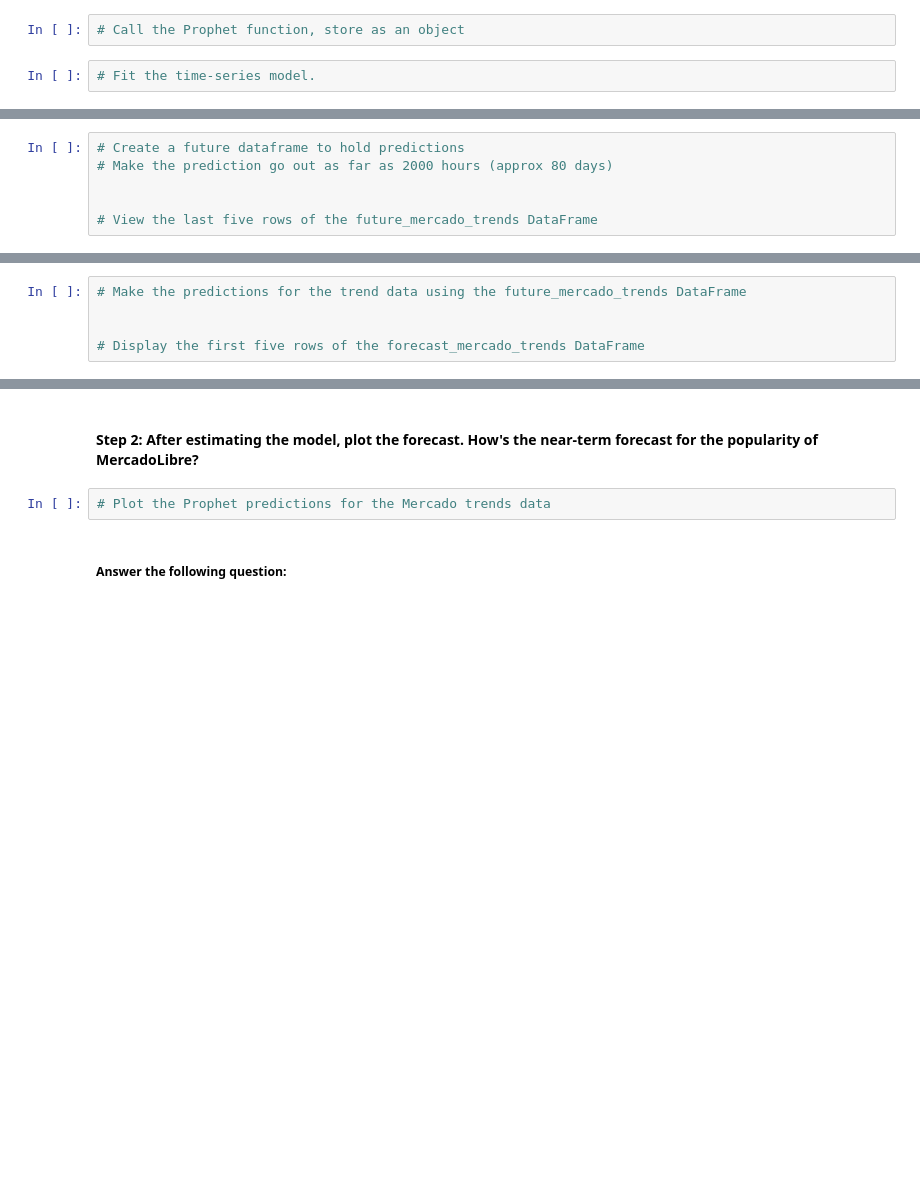
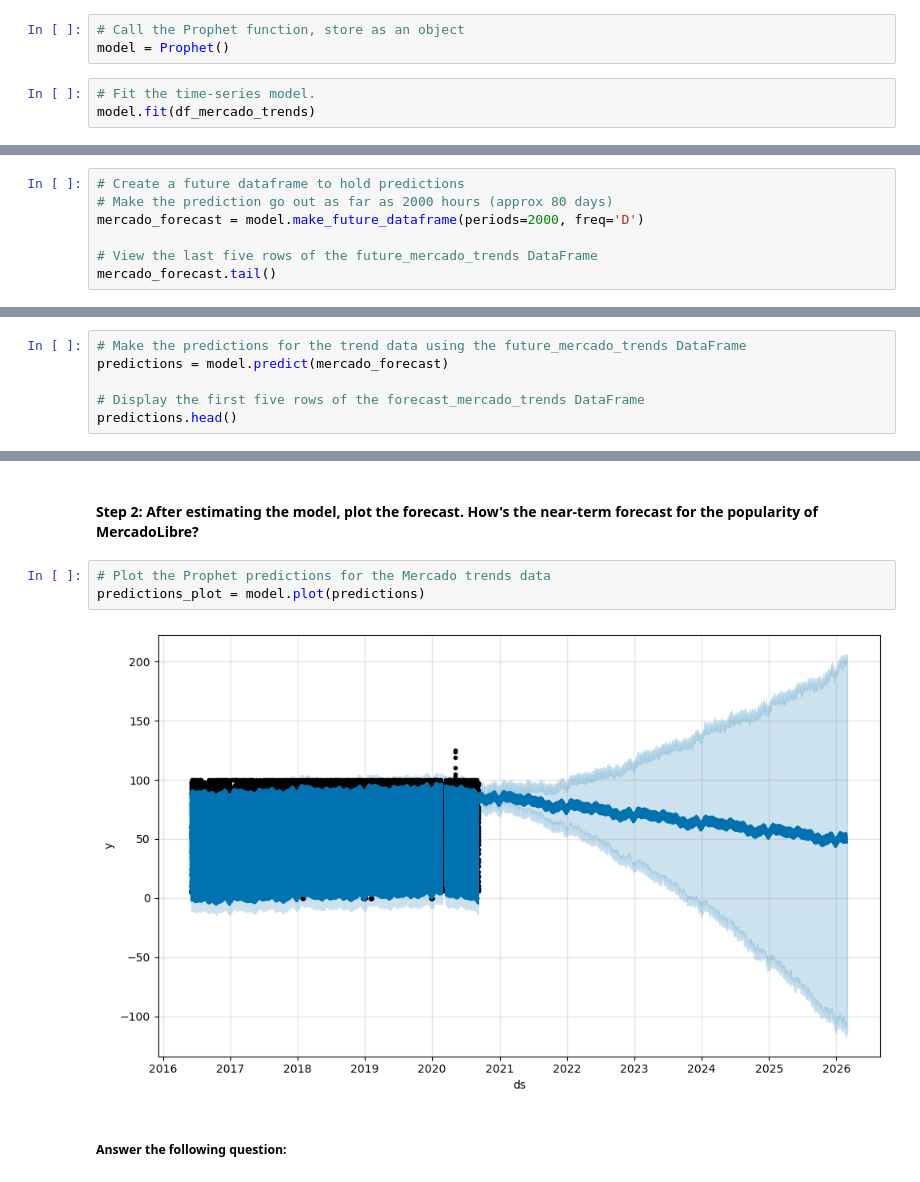
Before and after one commit to jbgraham073/prophet-challenge, a Jupyter notebook: forecasting_net_prophet.ipynb, the cells around one changed output, grey strips where cells are left out. Saved outputs shown, nothing was run; the diff lists cells and outputs as text; blank space fills up the shorter version.

```diff
--- a/forecasting_net_prophet.ipynb
+++ b/forecasting_net_prophet.ipynb
@@ -365,4 +390,6 @@ Now, you need to produce a time series model that analyzes and forecasts pattern
 # %%
 # Call the Prophet function, store as an object
+model = Prophet()
 # %%
 # Fit the time-series model.
+model.fit(df_mercado_trends)
@@ -369,6 +400,7 @@ Now, you need to produce a time series model that analyzes and forecasts pattern
 # %%
 # Create a future dataframe to hold predictions
 # Make the prediction go out as far as 2000 hours (approx 80 days)
-
+mercado_forecast = model.make_future_dataframe(periods=2000, freq='D')
 
 # View the last five rows of the future_mercado_trends DataFrame
+mercado_forecast.tail()
@@ -375,5 +414,6 @@ Now, you need to produce a time series model that analyzes and forecasts pattern
 # %%
 # Make the predictions for the trend data using the future_mercado_trends DataFrame
-
+predictions = model.predict(mercado_forecast)
 
 # Display the first five rows of the forecast_mercado_trends DataFrame
+predictions.head()
@@ -381,6 +429,9 @@ Now, you need to produce a time series model that analyzes and forecasts pattern
 #### Step 2: After estimating the model, plot the forecast. How's the near-term forecast for the popularity of MercadoLibre?
 # %%
 # Plot the Prophet predictions for the Mercado trends data
+predictions_plot = model.plot(predictions)
+# %% [output]
+[figure, added]
 # %% [markdown]
 ##### Answer the following question:
 # %% [markdown]
```
Also changed, not shown: parts of 10 cells of this notebook.
